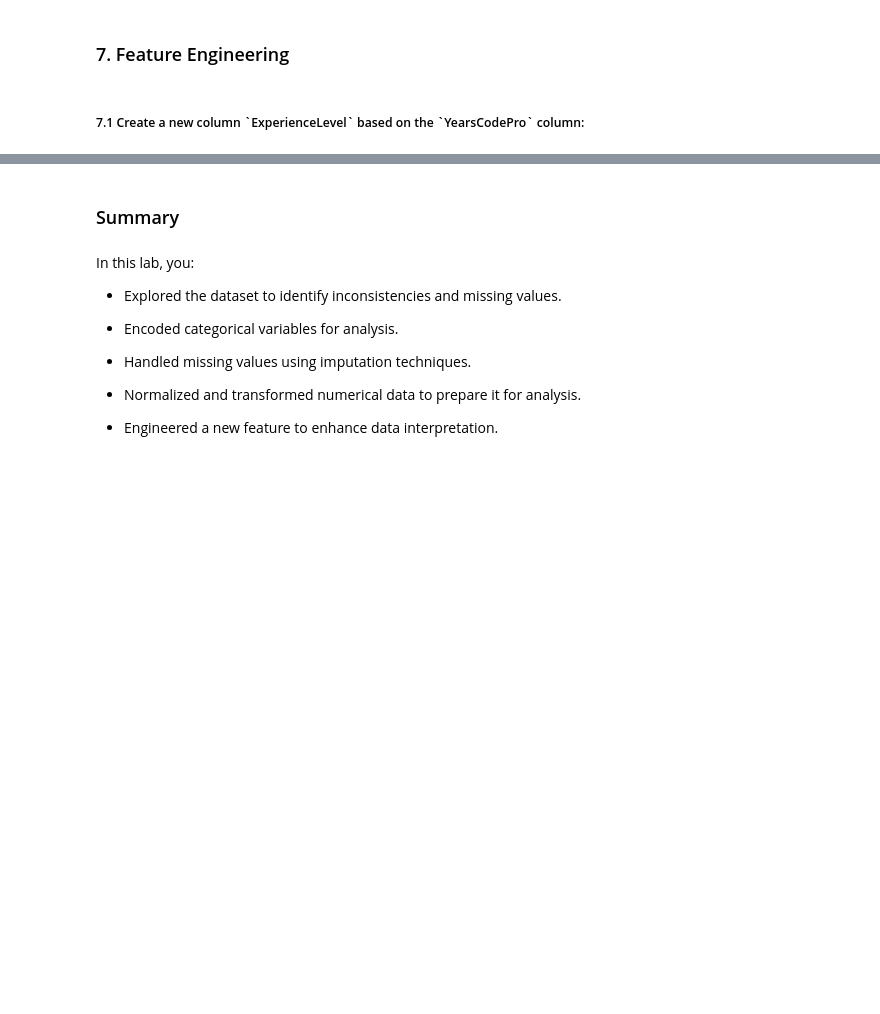
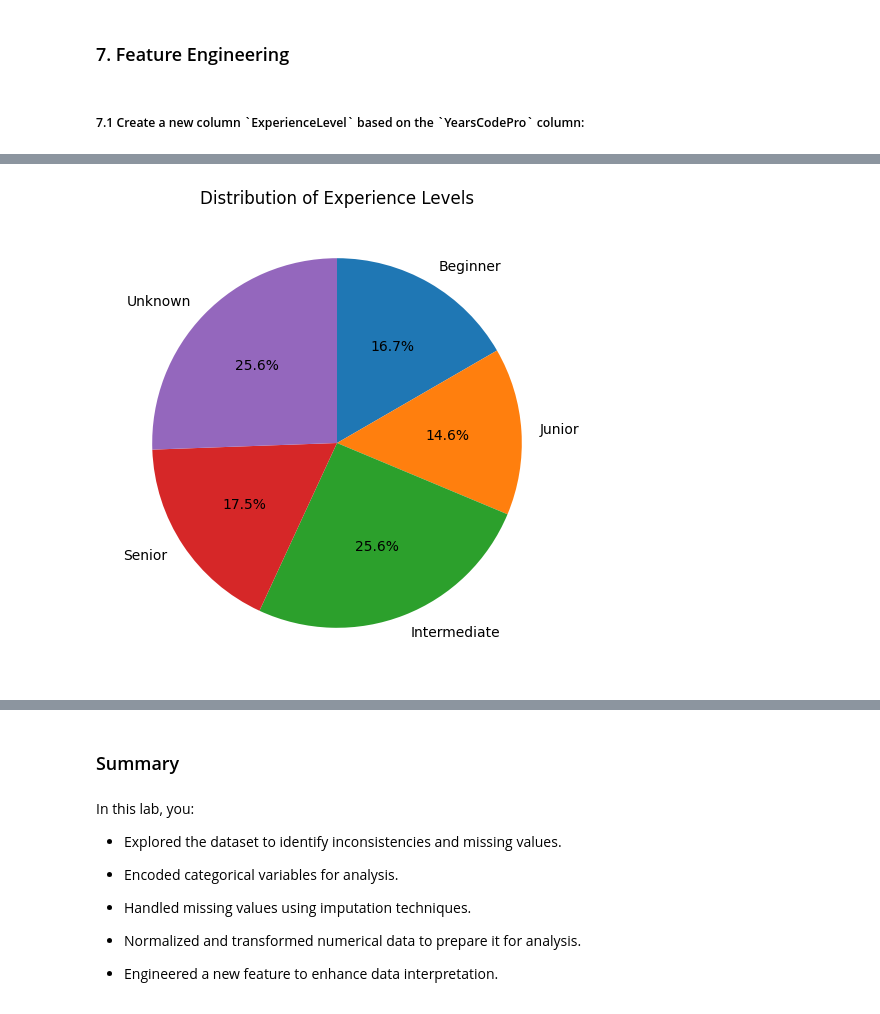
Before and after one commit to dlboxall/DA_Capstone, a Jupyter notebook: M2DataWrangling-lab-v2.ipynb, the cells around one changed output, grey strips where cells are left out. Cells and saved outputs as stored; diff of their text form; code cells hidden in the pictures; blank space fills up the shorter version.

```diff
--- a/M2DataWrangling-lab-v2.ipynb
+++ b/M2DataWrangling-lab-v2.ipynb
@@ -141,0 +691,15 @@ print(df.head())
+# %%
+def categorize_experience(years):
+    if pd.isna(years):
+        return 'Unknown'
+    elif years <= 3:
+        return 'Beginner'
+    elif years <= 6:
+        return 'Junior'
+    elif years <= 15:
+        return 'Intermediate'
+    else:
+        return 'Senior'
+
+df['YearsCodePro'] = pd.to_numeric(df['YearsCodePro'], errors='coerce')
+df['ExperienceLevel'] = df['YearsCodePro'].apply(categorize_experience)
@@ -141,0 +718,21 @@ print(df.head())
+# %%
+import matplotlib.pyplot as plt
+
+# Define the desired order
+experience_order = ['Beginner', 'Junior', 'Intermediate', 'Senior', 'Unknown']
+
+# Get value counts and reorder
+experience_counts = df['ExperienceLevel'].value_counts().reindex(experience_order)
+
+# Plot the pie chart
+plt.figure(figsize=(8, 6))
+experience_counts.plot.pie(
+    autopct='%1.1f%%',
+    startangle=90,
+    counterclock=False
+)
+plt.title('Distribution of Experience Levels')
+plt.ylabel('')  # Hide y-axis label
+plt.show()
+# %% [output]
+[figure, added]
```
Also changed, not shown: parts of 42 cells of this notebook.
